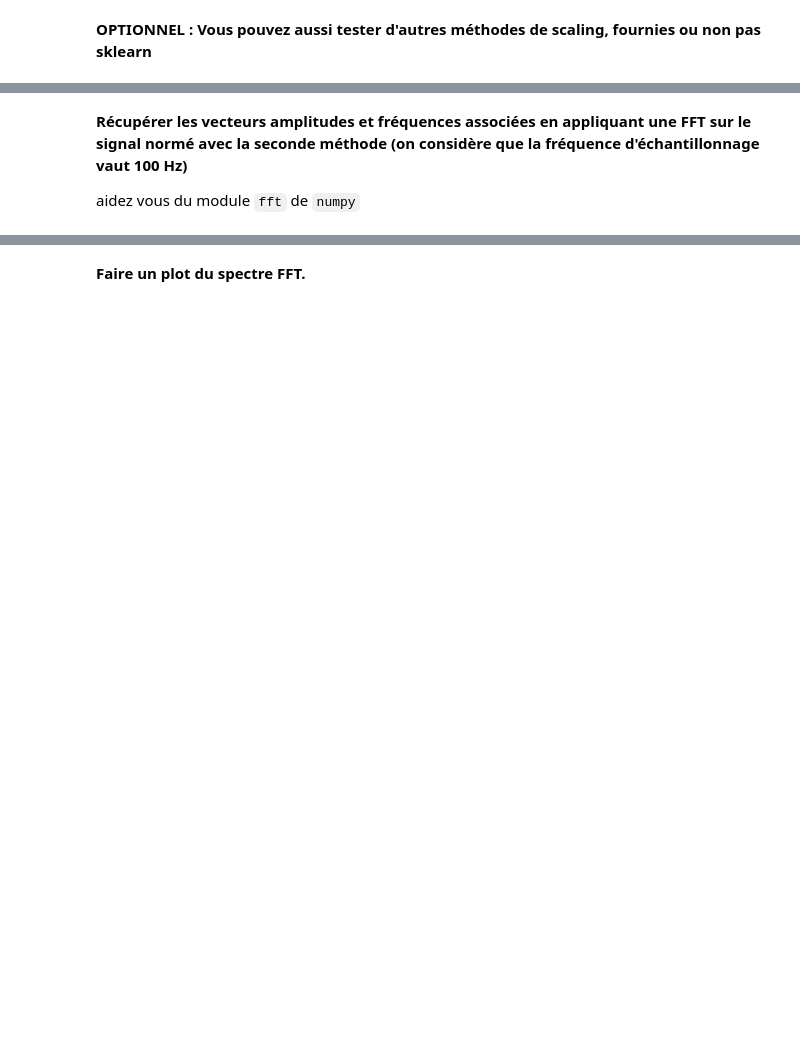
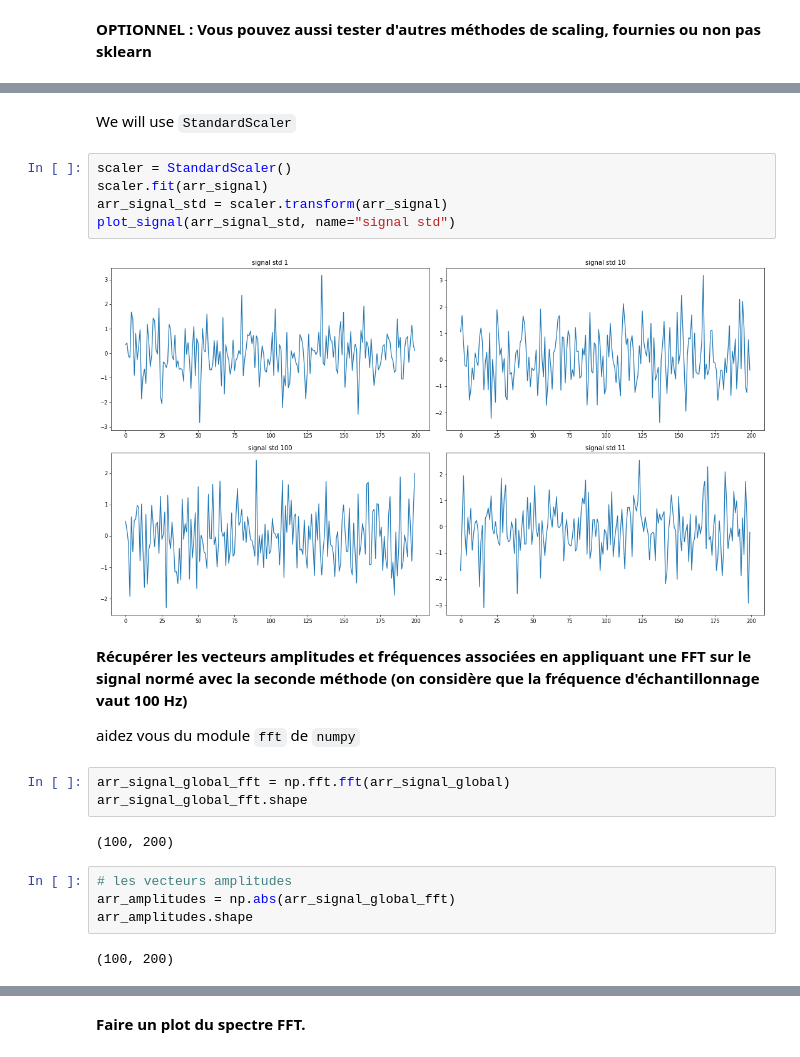
Before and after one commit to dinhanhthi/learn-ai, a Jupyter notebook: interview/dataswati/test_python_dataswati_2019/test_python_data_science_Dataswati-v2.ipynb, the cells around one changed output, grey strips where cells are left out. Saved outputs shown, nothing was run; the diff lists cells and outputs as text; blank space fills up the shorter version.

```diff
--- a/interview/dataswati/test_python_dataswati_2019/test_python_data_science_Dataswati-v2.ipynb
+++ b/interview/dataswati/test_python_dataswati_2019/test_python_data_science_Dataswati-v2.ipynb
@@ -62,5 +118,25 @@ votre réponse ici
+# %% [markdown]
+We will use `StandardScaler`
+# %%
+scaler = StandardScaler()
+scaler.fit(arr_signal)
+arr_signal_std = scaler.transform(arr_signal)
+plot_signal(arr_signal_std, name="signal std")
+# %% [output]
+[figure, added]
 # %% [markdown]
 **Récupérer les vecteurs amplitudes et fréquences associées en appliquant une FFT sur le signal normé avec la seconde méthode (on considère que la fréquence d'échantillonnage vaut 100 Hz)**
 
 
 aidez vous du module `fft` de `numpy`
+# %%
+arr_signal_global_fft = np.fft.fft(arr_signal_global)
+arr_signal_global_fft.shape
+# %% [output]
+(100, 200)
+# %%
+# les vecteurs amplitudes
+arr_amplitudes = np.abs(arr_signal_global_fft)
+arr_amplitudes.shape
+# %% [output]
+(100, 200)
```
Also changed, not shown: parts of 32 cells of this notebook, 5 other files.
